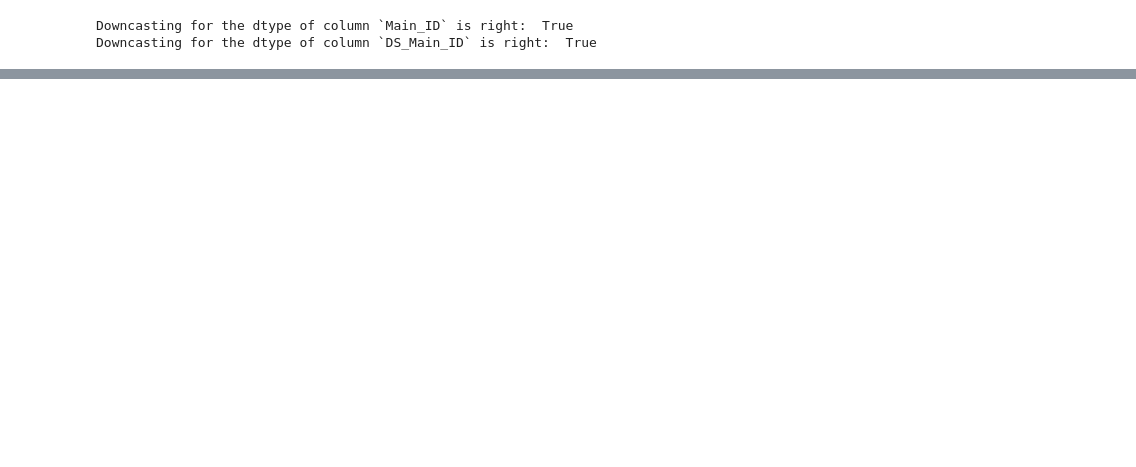
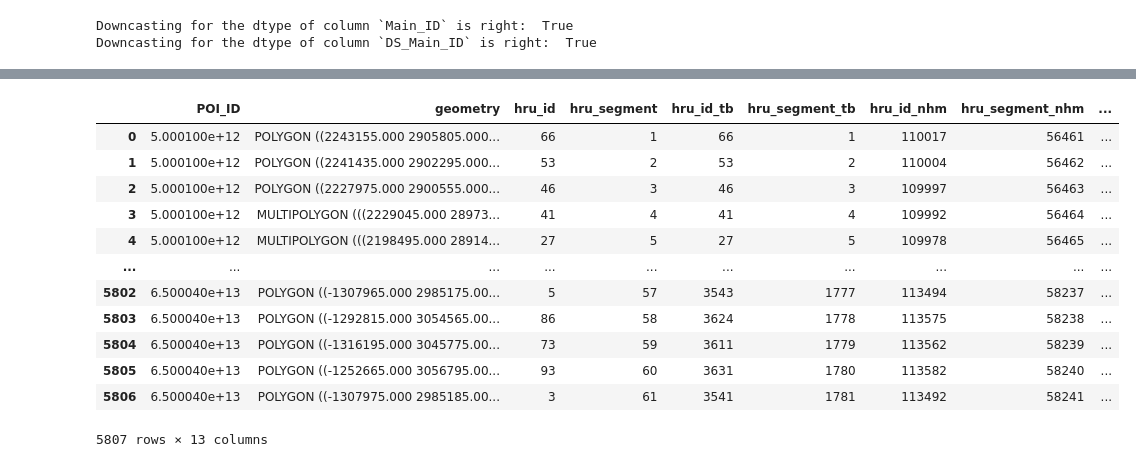
Before and after one commit to kasra-keshavarz/StMaryMilk2023-UofC, a Jupyter notebook: modified_TGF/modification_workflow.ipynb, the cells around one changed output, grey strips where cells are left out. Drawn from its saved outputs; the diff is of its cells as text; code cells hidden in the pictures; blank space fills up the shorter version.

```diff
--- a/modified_TGF/modification_workflow.ipynb
+++ b/modified_TGF/modification_workflow.ipynb
@@ -167,0 +398,4 @@ ____
+# %%
+filtered_cat = cat[cat['hru_segment_nhm'] != 0]
+# %%
+d = filtered_cat.dissolve(by='POI_ID', as_index=False)
@@ -167,0 +408,16 @@ ____
+# %%
+d
+# %% [output]
+|  | POI_ID | geometry | hru_id | hru_segment | hru_id_tb | hru_segment_tb | hru_id_nhm | hru_segment_nhm | ... |
+| 0 | 5.000100e+12 | POLYGON ((2243155.000 2905805.000... | 66 | 1 | 66 | 1 | 110017 | 56461 | ... |
+| 1 | 5.000100e+12 | POLYGON ((2241435.000 2902295.000... | 53 | 2 | 53 | 2 | 110004 | 56462 | ... |
+| 2 | 5.000100e+12 | POLYGON ((2227975.000 2900555.000... | 46 | 3 | 46 | 3 | 109997 | 56463 | ... |
+| 3 | 5.000100e+12 | MULTIPOLYGON (((2229045.000 28973... | 41 | 4 | 41 | 4 | 109992 | 56464 | ... |
+| 4 | 5.000100e+12 | MULTIPOLYGON (((2198495.000 28914... | 27 | 5 | 27 | 5 | 109978 | 56465 | ... |
+| ... | ... | ... | ... | ... | ... | ... | ... | ... | ... |
+| 5802 | 6.500040e+13 | POLYGON ((-1307965.000 2985175.00... | 5 | 57 | 3543 | 1777 | 113494 | 58237 | ... |
+| 5803 | 6.500040e+13 | POLYGON ((-1292815.000 3054565.00... | 86 | 58 | 3624 | 1778 | 113575 | 58238 | ... |
+| 5804 | 6.500040e+13 | POLYGON ((-1316195.000 3045775.00... | 73 | 59 | 3611 | 1779 | 113562 | 58239 | ... |
+| 5805 | 6.500040e+13 | POLYGON ((-1252665.000 3056795.00... | 93 | 60 | 3631 | 1780 | 113582 | 58240 | ... |
+| 5806 | 6.500040e+13 | POLYGON ((-1307975.000 2985185.00... | 3 | 61 | 3541 | 1781 | 113492 | 58241 | ... |
+5807 rows × 13 columns
```
Also changed, not shown: parts of 47 cells of this notebook, 1 other file.
